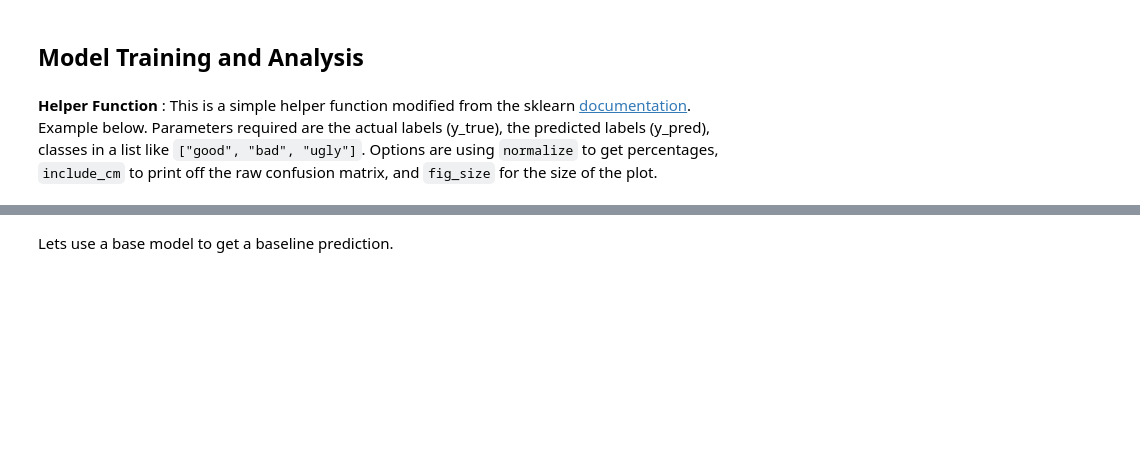
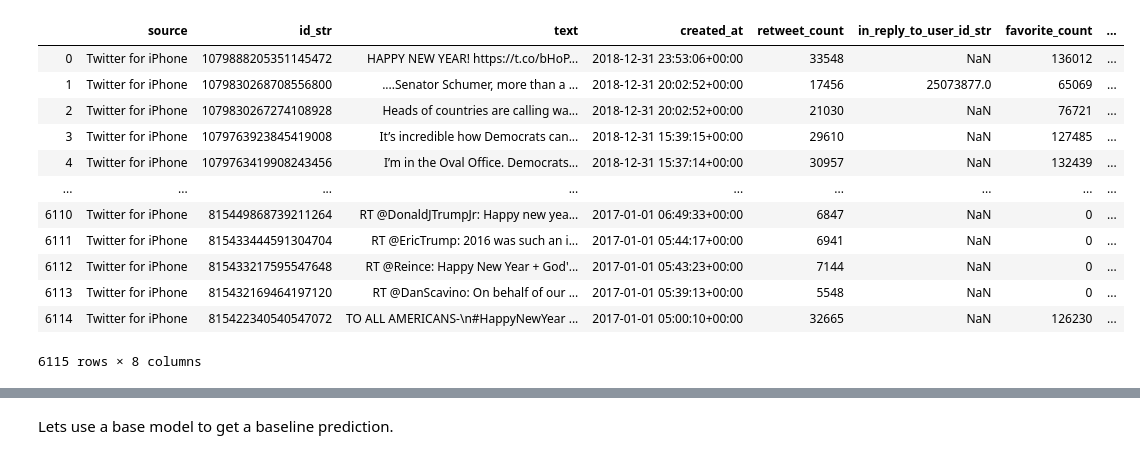
Before and after one commit to tonitiri/Project3, a Jupyter notebook: Project3-master/NLP Sklearn.ipynb, the cells around one changed output, grey strips where cells are left out. Saved outputs shown, nothing was run; the diff lists cells and outputs as text; code cells hidden in the pictures; blank space fills up the shorter version.

```diff
--- a/Project3-master/NLP Sklearn.ipynb
+++ b/Project3-master/NLP Sklearn.ipynb
@@ -103,4 +0,0 @@ SyntaxError: invalid syntax (<ipython-input-26-7644d431ad11>, line 3)
-# %% [markdown]
-## Model Training and Analysis
-# %% [markdown]
-**Helper Function**  : This is a simple helper function modified from the sklearn [documentation](https://scikit-learn.org/stable/auto_examples/model_selection/plot_confusion_matrix.html).  Example below.  Parameters required are the actual labels (y_true), the predicted labels (y_pred), classes in a list like `["good", "bad", "ugly"]`.  Options are using `normalize` to get percentages, `include_cm` to print off the raw confusion matrix, and `fig_size` for the size of the plot.
@@ -106,0 +15,25 @@ SyntaxError: invalid syntax (<ipython-input-26-7644d431ad11>, line 3)
+# %%
+# load tweets into a dataframe
+df18 = pd.read_json(os.path.join('condensed_2018.json'))
+df17 = pd.read_json(os.path.join('condensed_2017.json'))
+frames = [df18, df17]
+
+result = pd.concat(frames)
+# Reset index
+result = result.reset_index(drop=True)
+
+result
+# %% [output]
+|  | source | id_str | text | created_at | retweet_count | in_reply_to_user_id_str | favorite_count | ... |
+| 0 | Twitter for iPhone | 1079888205351145472 | HAPPY NEW YEAR! https://t.co/bHoP... | 2018-12-31 23:53:06+00:00 | 33548 | NaN | 136012 | ... |
+| 1 | Twitter for iPhone | 1079830268708556800 | ....Senator Schumer, more than a ... | 2018-12-31 20:02:52+00:00 | 17456 | 25073877.0 | 65069 | ... |
+| 2 | Twitter for iPhone | 1079830267274108928 | Heads of countries are calling wa... | 2018-12-31 20:02:52+00:00 | 21030 | NaN | 76721 | ... |
+| 3 | Twitter for iPhone | 1079763923845419008 | It’s incredible how Democrats can... | 2018-12-31 15:39:15+00:00 | 29610 | NaN | 127485 | ... |
+| 4 | Twitter for iPhone | 1079763419908243456 | I’m in the Oval Office. Democrats... | 2018-12-31 15:37:14+00:00 | 30957 | NaN | 132439 | ... |
+| ... | ... | ... | ... | ... | ... | ... | ... | ... |
+| 6110 | Twitter for iPhone | 815449868739211264 | RT @DonaldJTrumpJr: Happy new yea... | 2017-01-01 06:49:33+00:00 | 6847 | NaN | 0 | ... |
+| 6111 | Twitter for iPhone | 815433444591304704 | RT @EricTrump: 2016 was such an i... | 2017-01-01 05:44:17+00:00 | 6941 | NaN | 0 | ... |
+| 6112 | Twitter for iPhone | 815433217595547648 | RT @Reince: Happy New Year + God'... | 2017-01-01 05:43:23+00:00 | 7144 | NaN | 0 | ... |
+| 6113 | Twitter for iPhone | 815432169464197120 | RT @DanScavino: On behalf of our ... | 2017-01-01 05:39:13+00:00 | 5548 | NaN | 0 | ... |
+| 6114 | Twitter for iPhone | 815422340540547072 | TO ALL AMERICANS-\n#HappyNewYear ... | 2017-01-01 05:00:10+00:00 | 32665 | NaN | 126230 | ... |
+6115 rows × 8 columns
```
Also changed, not shown: parts of 56 cells of this notebook, 32 other files.
